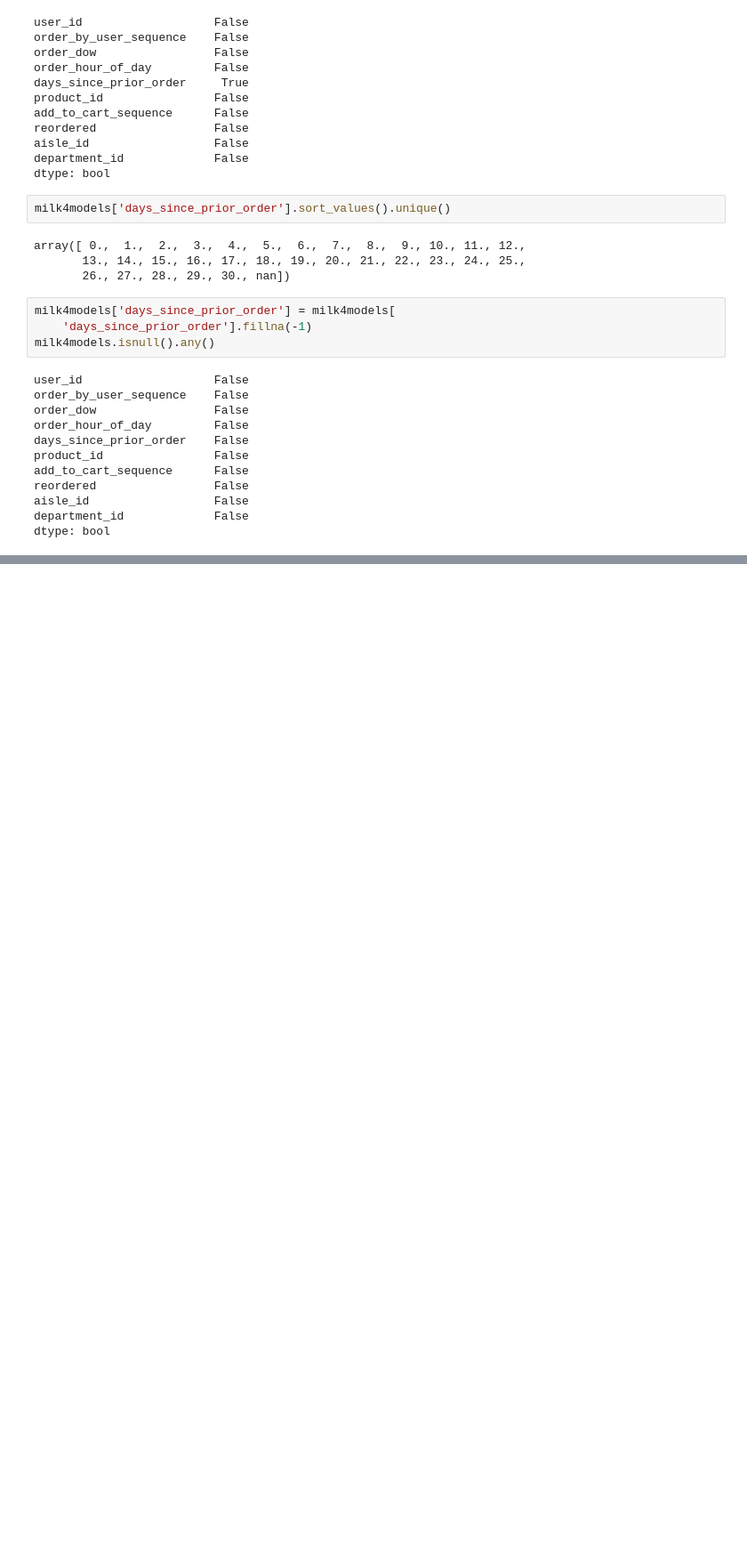
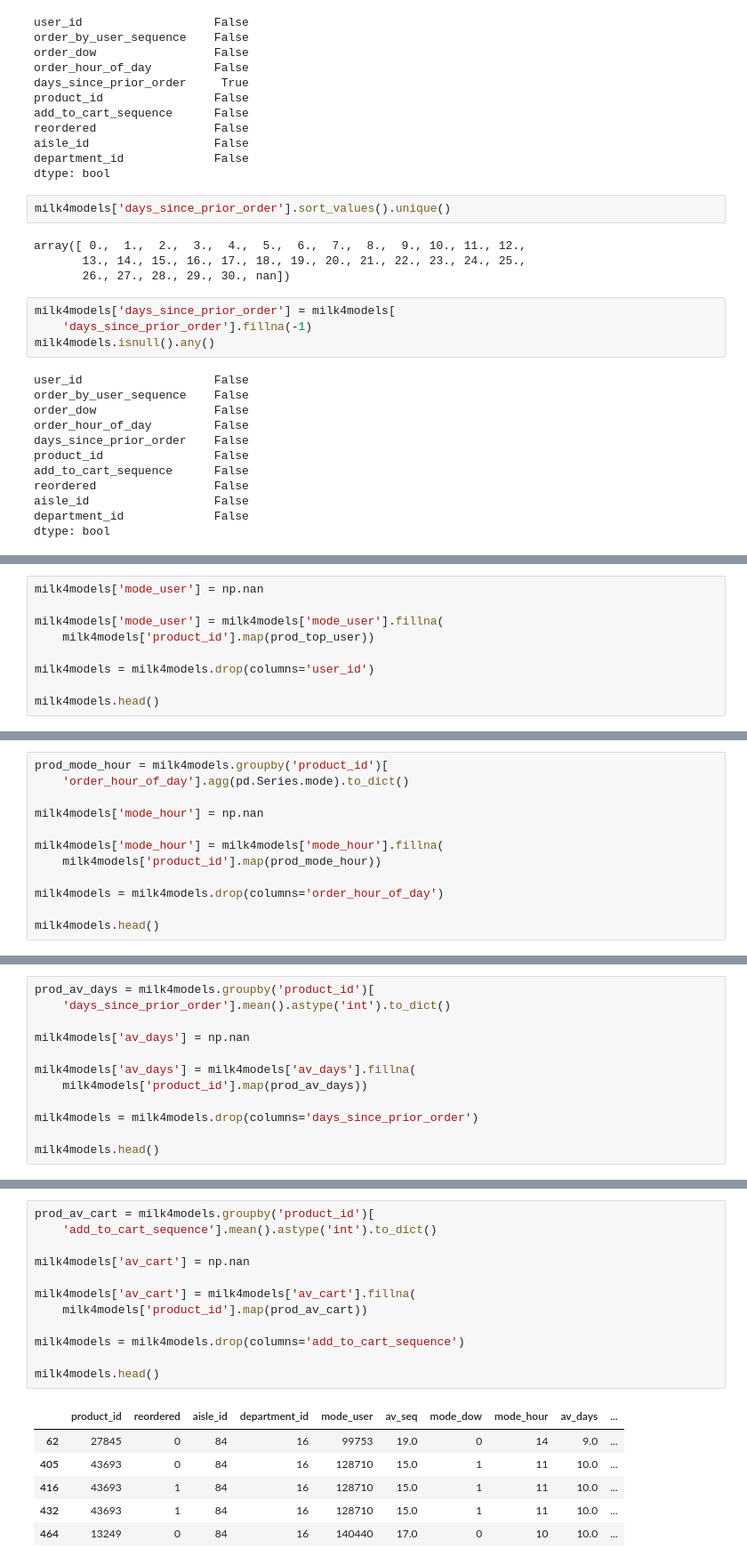
Before and after one commit to fractaldatalearning/Capstone2, a Jupyter notebook: notebooks/eda_trash_product_clusters.ipynb, the cells around one changed output, grey strips where cells are left out. Shown at 89% size. Cells and saved outputs as stored; diff of their text form; blank space fills up the shorter version.

```diff
--- a/notebooks/eda3_product_clusters.ipynb
+++ b/notebooks/eda_trash_product_clusters.ipynb
@@ -199,0 +217,9 @@ milk4models.head()
+# %%
+milk4models['mode_user'] = np.nan
+
+milk4models['mode_user'] = milk4models['mode_user'].fillna(
+    milk4models['product_id'].map(prod_top_user))
+
+milk4models = milk4models.drop(columns='user_id')
+
+milk4models.head()
@@ -199,0 +269,12 @@ milk4models.head()
+# %%
+prod_mode_hour = milk4models.groupby('product_id')[
+    'order_hour_of_day'].agg(pd.Series.mode).to_dict()
+
+milk4models['mode_hour'] = np.nan
+
+milk4models['mode_hour'] = milk4models['mode_hour'].fillna(
+    milk4models['product_id'].map(prod_mode_hour))
+
+milk4models = milk4models.drop(columns='order_hour_of_day')
+
+milk4models.head()
@@ -199,0 +288,12 @@ milk4models.head()
+# %%
+prod_av_days = milk4models.groupby('product_id')[
+    'days_since_prior_order'].mean().astype('int').to_dict()
+
+milk4models['av_days'] = np.nan
+
+milk4models['av_days'] = milk4models['av_days'].fillna(
+    milk4models['product_id'].map(prod_av_days))
+
+milk4models = milk4models.drop(columns='days_since_prior_order')
+
+milk4models.head()
@@ -199,0 +307,19 @@ milk4models.head()
+# %%
+prod_av_cart = milk4models.groupby('product_id')[
+    'add_to_cart_sequence'].mean().astype('int').to_dict()
+
+milk4models['av_cart'] = np.nan
+
+milk4models['av_cart'] = milk4models['av_cart'].fillna(
+    milk4models['product_id'].map(prod_av_cart))
+
+milk4models = milk4models.drop(columns='add_to_cart_sequence')
+
+milk4models.head()
+# %% [output]
+|  | product_id | reordered | aisle_id | department_id | mode_user | av_seq | mode_dow | mode_hour | av_days | ... |
+| 62 | 27845 | 0 | 84 | 16 | 99753 | 19.0 | 0 | 14 | 9.0 | ... |
+| 405 | 43693 | 0 | 84 | 16 | 128710 | 15.0 | 1 | 11 | 10.0 | ... |
+| 416 | 43693 | 1 | 84 | 16 | 128710 | 15.0 | 1 | 11 | 10.0 | ... |
+| 432 | 43693 | 1 | 84 | 16 | 128710 | 15.0 | 1 | 11 | 10.0 | ... |
+| 464 | 13249 | 0 | 84 | 16 | 140440 | 17.0 | 0 | 10 | 10.0 | ... |
```
Also changed, not shown: parts of 26 cells of this notebook, 1 other file.
